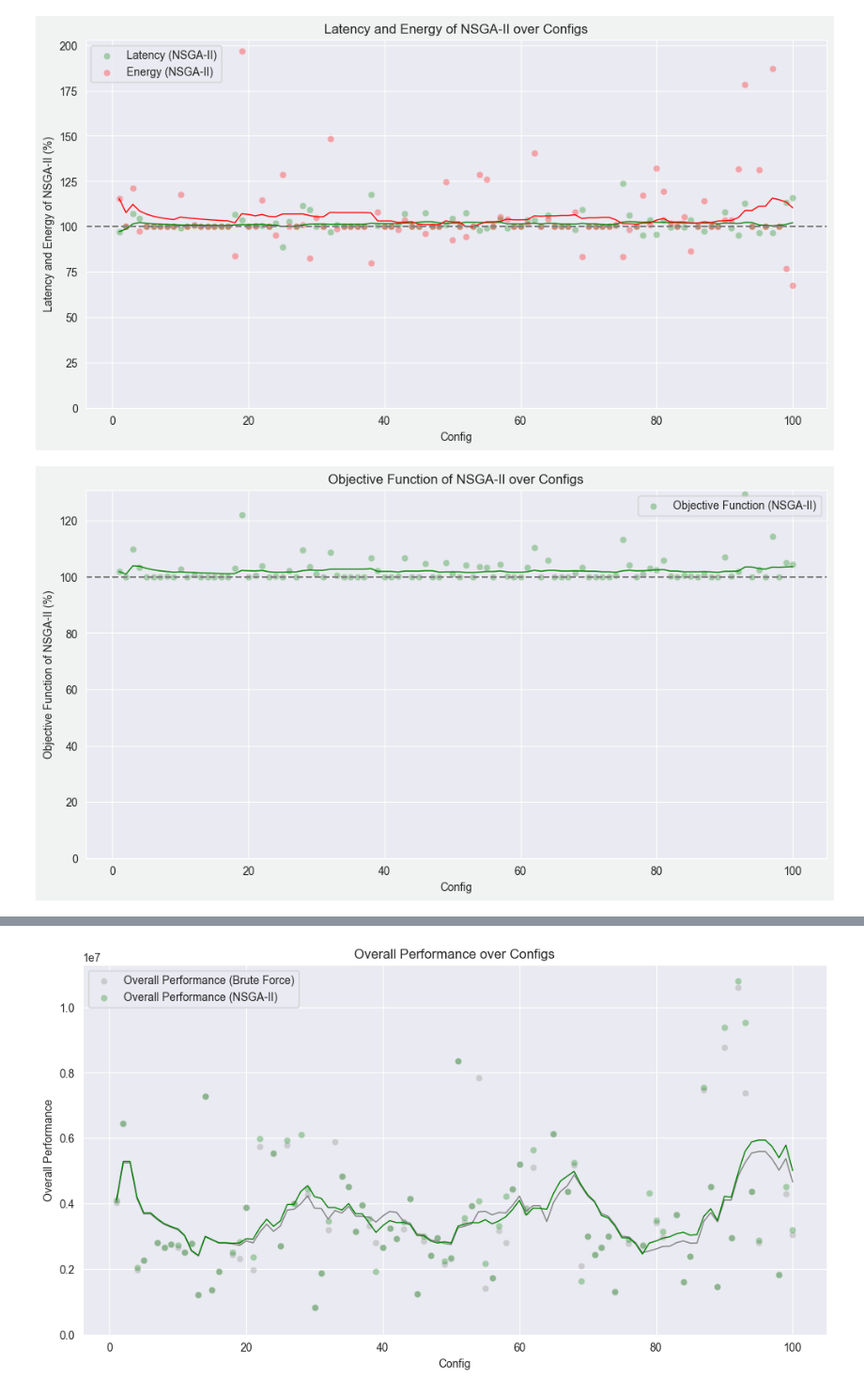
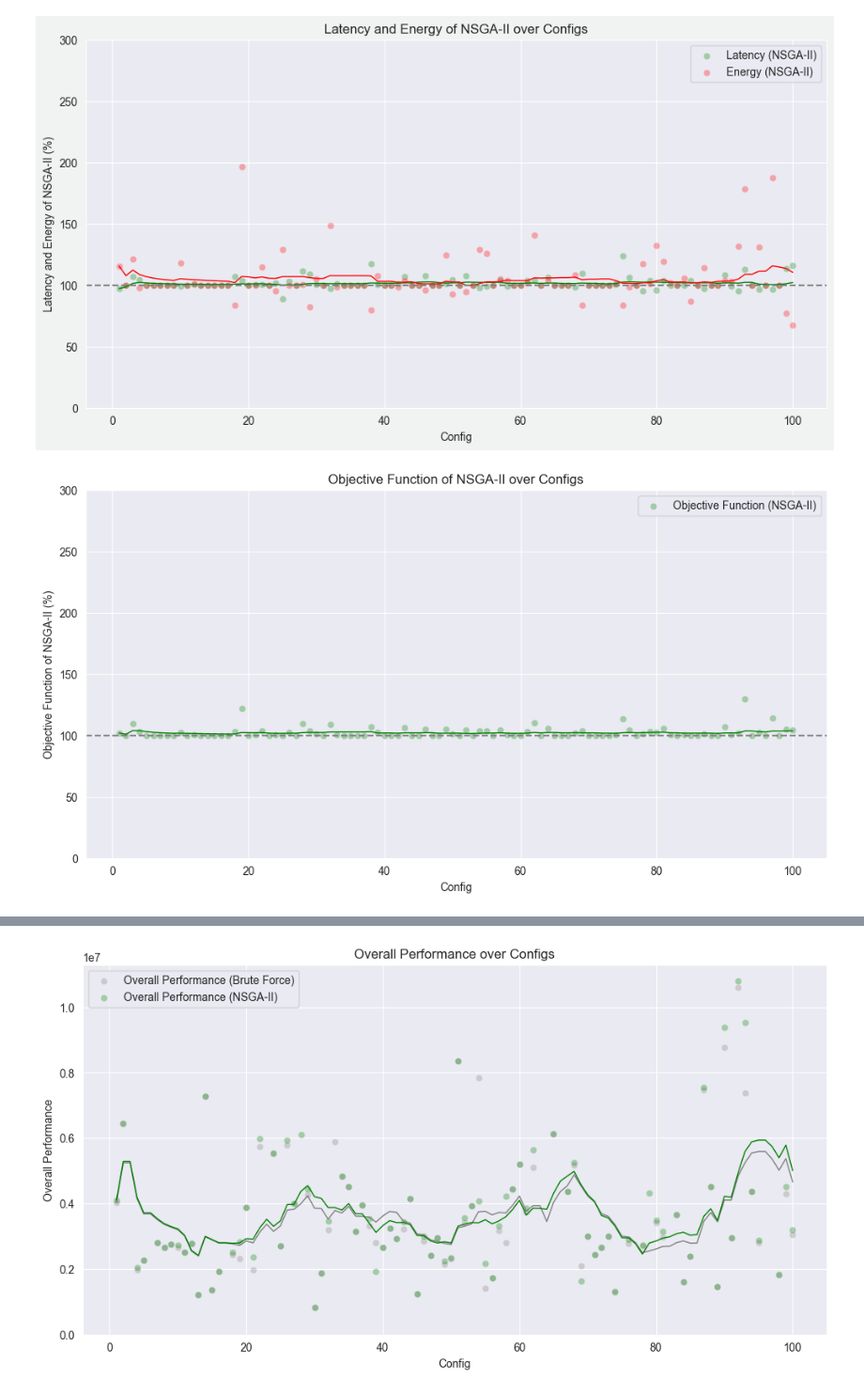
Before and after one commit to mpgallage/computing-continuum-simulator, a Jupyter notebook: analysis/analysis_mini.ipynb, the cells around one changed output, grey strips where cells are left out. Shown at 94% size. Drawn from its saved outputs; the diff is of its cells as text; code cells hidden in the pictures.

```diff
--- a/analysis/analysis_mini.ipynb
+++ b/analysis/analysis_mini.ipynb
@@ -38,33 +39,34 @@ combined_data['obj_function_ann'] = combined_data['latency_ann'] * 0.5 + combine
 # %%
 # Calculating latency and energy as a percentage of latency
 combined_data['latency_nsga_percent'] = (combined_data['latency'] / combined_data['latency_bf']) * 100
 combined_data['energy_nsga_percent'] = (combined_data['energy'] / combined_data['energy_bf']) * 100
 
 # Extracting config number from the 'config' column
 combined_data['config_number'] = combined_data['config'].str.extract('(\d+)').astype(int)
 
 # Creating the line plot
 plt.figure(figsize=(12, 6), facecolor='#f1f2f2')
 sns.scatterplot(x='config_number', y='latency_nsga_percent', data=combined_data, label='Latency (NSGA-II)', color='green', alpha=0.3)
 sns.scatterplot(x='config_number', y='energy_nsga_percent', data=combined_data, label='Energy (NSGA-II)', color='red', alpha=0.3)
 
 # Drawing a moving average line through the scatter points
 window_size = 20
 sns.lineplot(x='config_number', y=combined_data['latency_nsga_percent'].rolling(window=window_size, min_periods=1).mean(), data=combined_data, color='green', lw=1)
 sns.lineplot(x='config_number', y=combined_data['energy_nsga_percent'].rolling(window=window_size, min_periods=1).mean(), data=combined_data, color='red', lw=1)
 
 plt.axhline(100, color='gray', linestyle='--')
 
+plt.ylim(0, 300)
 title = 'Latency and Energy of NSGA-II over Configs'
 plt.title(title)
 plt.xlabel('Config')
 plt.ylabel('Latency and Energy of NSGA-II (%)')
 plt.ylim(ymin=0)
 plt.legend()
 plt.savefig(f'../images/{title.replace(" ", "_")}')
 plt.show()
 # %% [output]
-[figure, old version]
+[figure, new version]
 # %%
 # Calculating objective fundtion as a percentage of brute force objective function
 combined_data['obj_function_percentage'] = (combined_data['obj_function'] / combined_data['obj_function_bf']) * 100
@@ -79,6 +81,7 @@ sns.lineplot(x='config_number', y=combined_data['obj_function_percentage'].rolli
 
 plt.axhline(100, color='gray', linestyle='--')
 
+plt.ylim(0, 300)
 title = 'Objective Function of NSGA-II over Configs'
 plt.title(title)
 plt.xlabel('Config')
@@ -88,7 +91,7 @@ plt.legend()
 plt.savefig(f'../images/{title.replace(" ", "_")}')
 plt.show()
 # %% [output]
-[figure, old version]
+[figure, new version]
 # %%
 import ast
 
```
Also changed, not shown: parts of 5 cells of this notebook, 5 other files.
